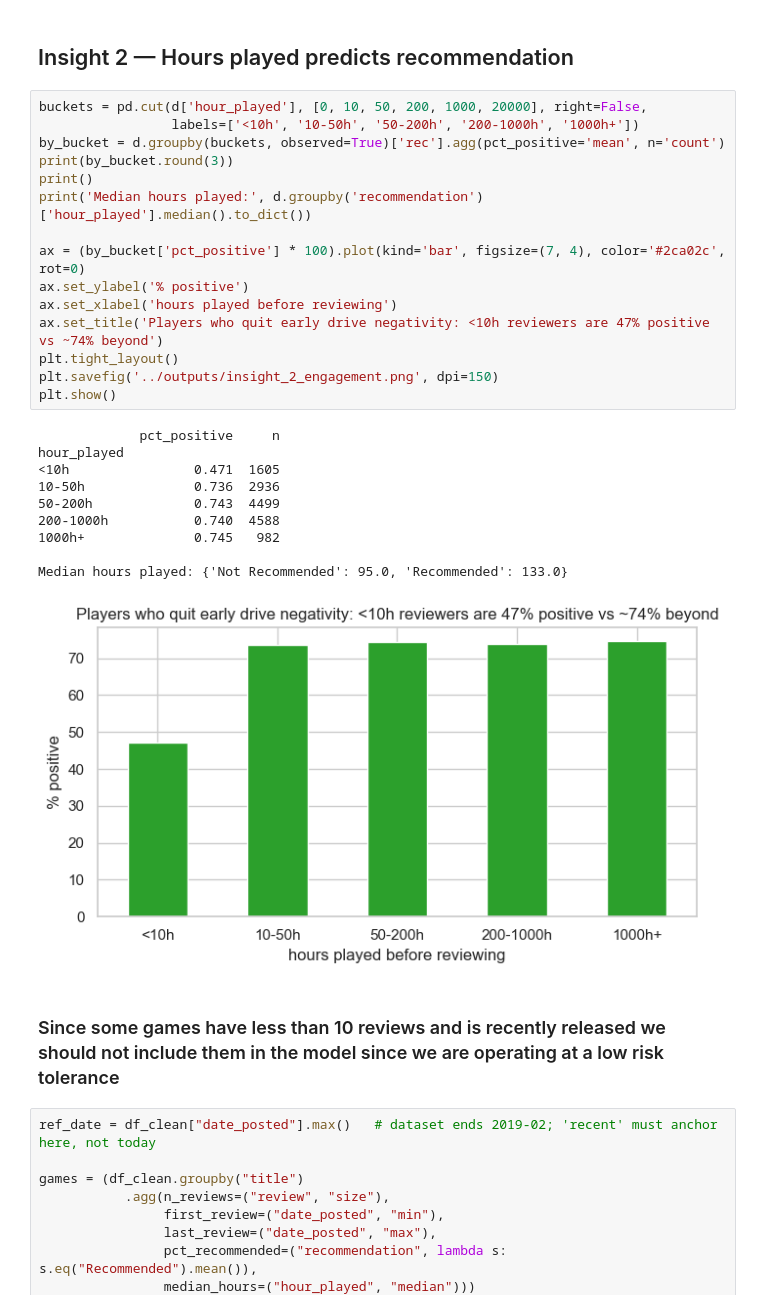
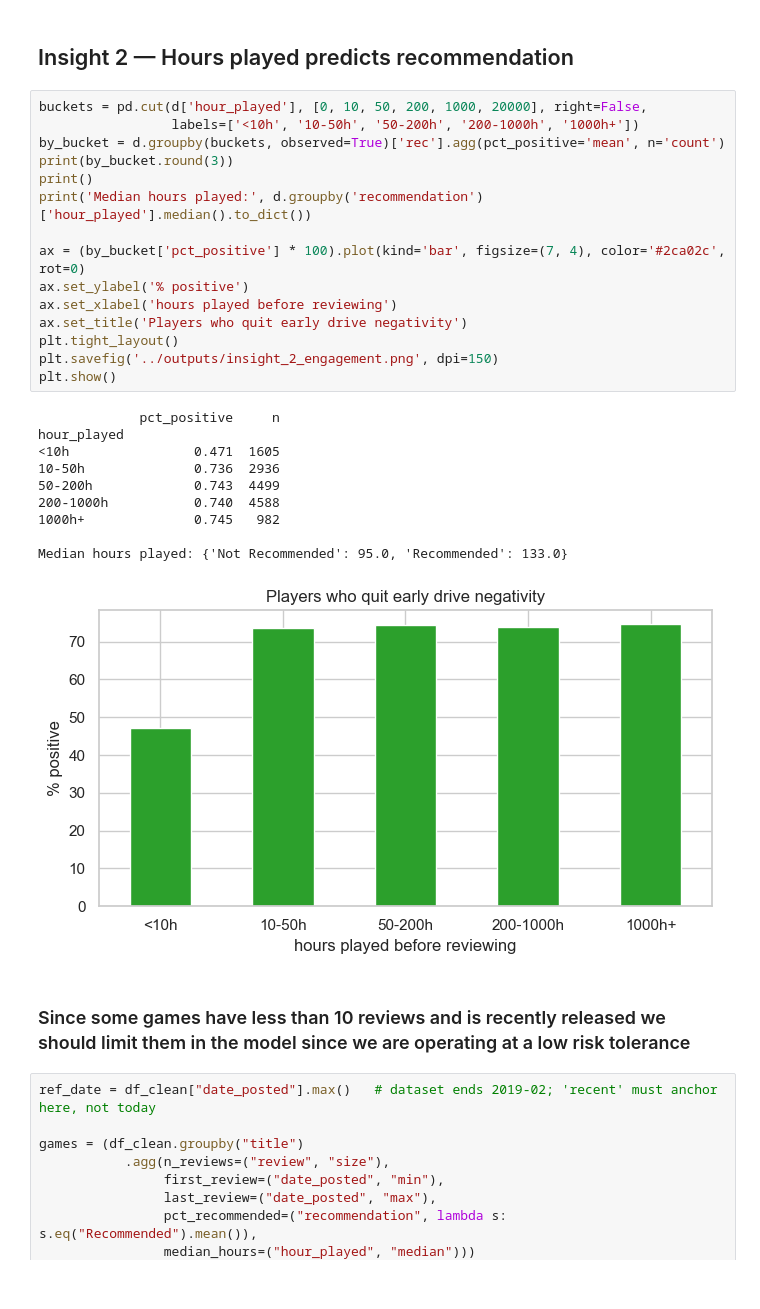
Before and after one commit to Louis69420/PWC, a Jupyter notebook: notebooks/eda.ipynb, the cells around one changed output. Drawn from its saved outputs; the diff is of its cells as text.

```diff
--- a/notebooks/eda.ipynb
+++ b/notebooks/eda.ipynb
@@ -229,31 +237,31 @@ PLAYERUNKNOWN'S BATTLEGROUNDS: lifetime 68% positive | worst quarter 2018-07-01
 # %%
 buckets = pd.cut(d['hour_played'], [0, 10, 50, 200, 1000, 20000], right=False,
                  labels=['<10h', '10-50h', '50-200h', '200-1000h', '1000h+'])
 by_bucket = d.groupby(buckets, observed=True)['rec'].agg(pct_positive='mean', n='count')
 print(by_bucket.round(3))
 print()
 print('Median hours played:', d.groupby('recommendation')['hour_played'].median().to_dict())
 
 ax = (by_bucket['pct_positive'] * 100).plot(kind='bar', figsize=(7, 4), color='#2ca02c', rot=0)
 ax.set_ylabel('% positive')
 ax.set_xlabel('hours played before reviewing')
-ax.set_title('Players who quit early drive negativity: <10h reviewers are 47% positive vs ~74% beyond')
+ax.set_title('Players who quit early drive negativity')
 plt.tight_layout()
 plt.savefig('../outputs/insight_2_engagement.png', dpi=150)
 plt.show()
 # %% [output]
              pct_positive     n
 hour_played
 <10h                0.471  1605
 10-50h              0.736  2936
 50-200h             0.743  4499
 200-1000h           0.740  4588
 1000h+              0.745   982
 
 Median hours played: {'Not Recommended': 95.0, 'Recommended': 133.0}
-[figure, old version]
+[figure, new version]
 # %% [markdown]
-### Since some games have less than 10 reviews and is recently released we should not include them in the model since we are operating at a low risk tolerance
+### Since some games have less than 10 reviews and is recently released we should limit them in the model since we are operating at a low risk tolerance
 # %%
 ref_date = df_clean["date_posted"].max()   # dataset ends 2019-02; 'recent' must anchor here, not today
 
```
Also changed, not shown: parts of 3 cells of this notebook, 1 other file.
